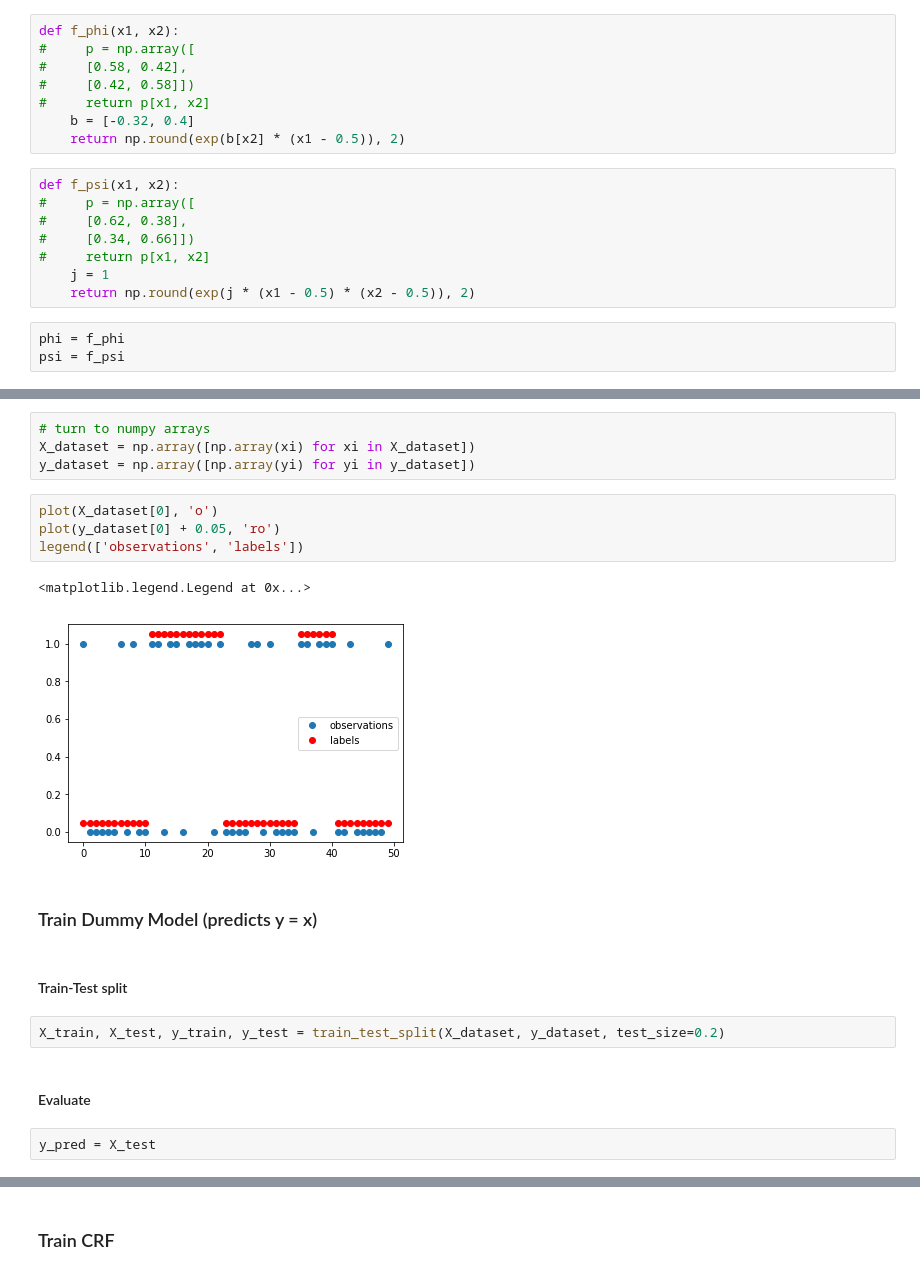
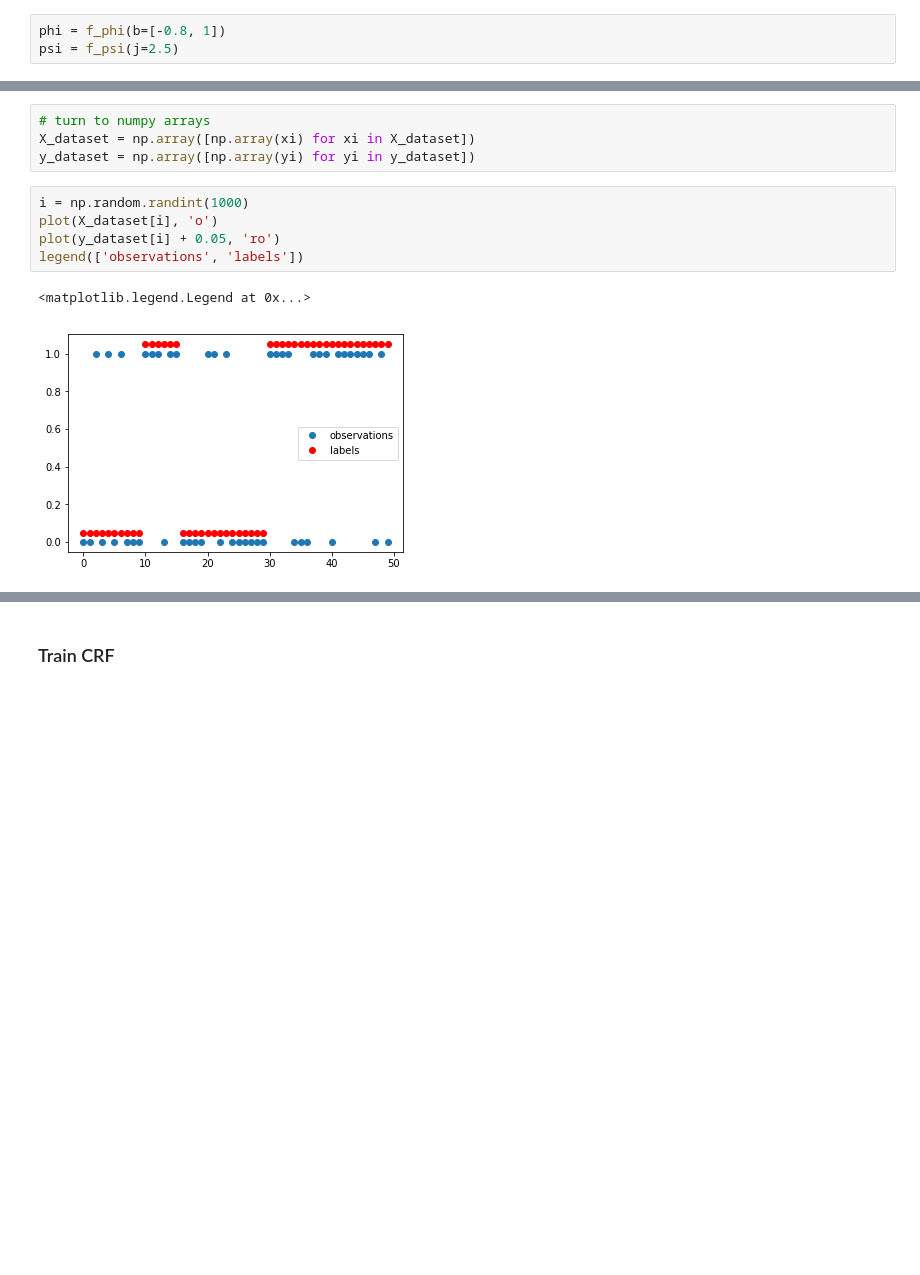
Before and after one commit to shaharazulay/hidden-markov-models, a Jupyter notebook: hmm/simulation.ipynb, the cells around one changed output, grey strips where cells are left out. Saved outputs shown, nothing was run; the diff lists cells and outputs as text; blank space fills up the shorter version.

```diff
--- a/hmm/simulation.ipynb
+++ b/hmm/simulation.ipynb
@@ -20,25 +26,9 @@ import progressbar
 # %% [raw]
 >>> phi(x,_i y_i) represents the data term
 >>> phi(y_i, y_i+1) represents the smoothness term
-# %%
-def f_phi(x1, x2):
-#     p = np.array([
-#     [0.58, 0.42],
-#     [0.42, 0.58]])
-#     return p[x1, x2]
-    b = [-0.32, 0.4]
-    return np.round(exp(b[x2] * (x1 - 0.5)), 2)
-# %%
-def f_psi(x1, x2):
-#     p = np.array([
-#     [0.62, 0.38],
-#     [0.34, 0.66]])
-#     return p[x1, x2]
-    j = 1
-    return np.round(exp(j * (x1 - 0.5) * (x2 - 0.5)), 2)
 # %%
-phi = f_phi
-psi = f_psi
+phi = f_phi(b=[-0.8, 1])
+psi = f_psi(j=2.5)
 # %%
 T = 50 # chain length
 # %%
@@ -87,19 +62,10 @@ Wall time: 6.15 s
 X_dataset = np.array([np.array(xi) for xi in X_dataset])
 y_dataset = np.array([np.array(yi) for yi in y_dataset])
 # %%
-plot(X_dataset[0], 'o')
-plot(y_dataset[0] + 0.05, 'ro')
+i = np.random.randint(1000)
+plot(X_dataset[i], 'o')
+plot(y_dataset[i] + 0.05, 'ro')
 legend(['observations', 'labels'])
 # %% [output]
 <matplotlib.legend.Legend at 0x...>
-[figure, old version]
+[figure, new version]
-# %% [markdown]
-### Train Dummy Model (predicts y = x)
-# %% [markdown]
-#### Train-Test split
-# %%
-X_train, X_test, y_train, y_test = train_test_split(X_dataset, y_dataset, test_size=0.2)
-# %% [markdown]
-#### Evaluate
-# %%
-y_pred = X_test
```
Also changed, not shown: parts of 70 cells of this notebook.
